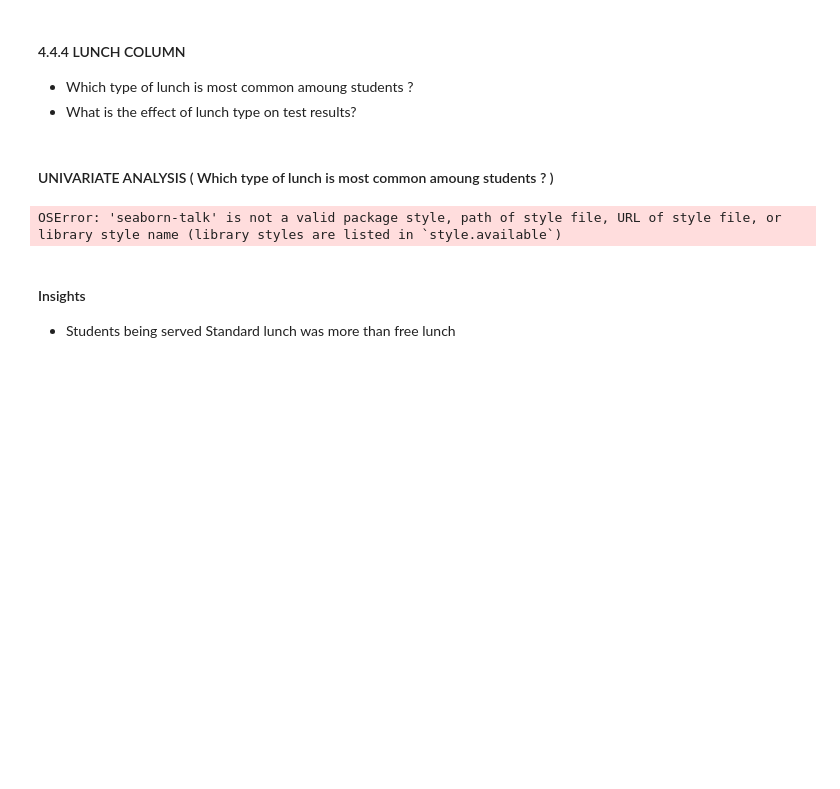
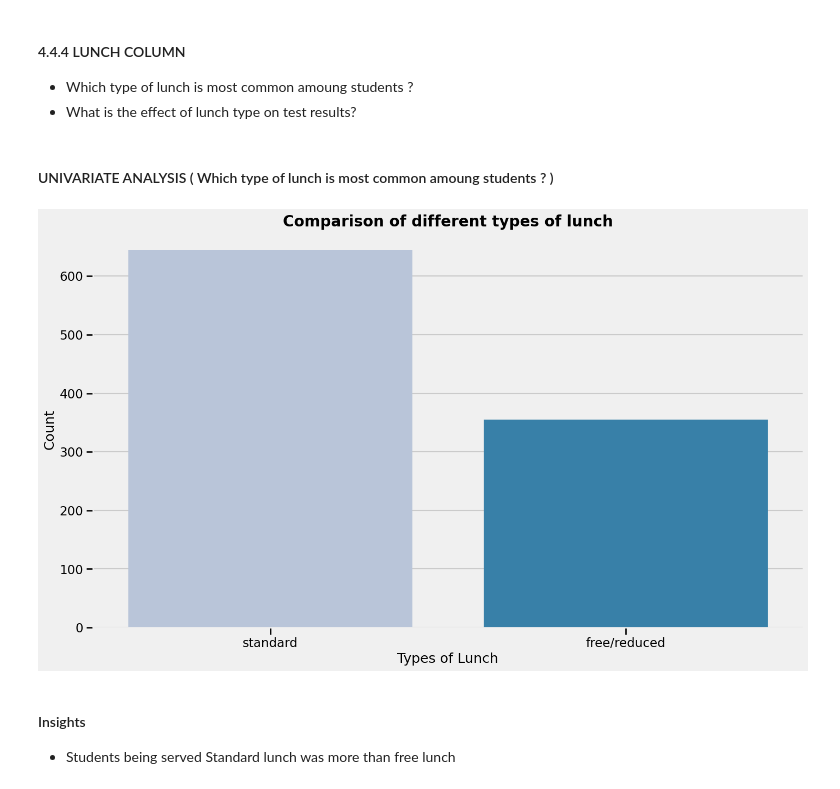
Before and after one commit to Soumojit-007/mlproject, a Jupyter notebook: notebook/1 . EDA STUDENT PERFORMANCE .ipynb, the cells around one changed output. Saved outputs shown, nothing was run; the diff lists cells and outputs as text; code cells hidden in the pictures; blank space fills up the shorter version.

```diff
--- a/notebook/1 . EDA STUDENT PERFORMANCE .ipynb
+++ b/notebook/1 . EDA STUDENT PERFORMANCE .ipynb
@@ -545,14 +545,14 @@ plt.show()
 #### UNIVARIATE ANALYSIS ( Which type of lunch is most common amoung students ? )
 # %%
 plt.rcParams['figure.figsize'] = (15, 9)
-plt.style.use("talk")
-sns.countplot(df['lunch'], palette = 'PuBu')
-plt.title('Comparison of different types of lunch', fontweight = 30, fontsize = 20)
-plt.xlabel('types of lunch')
-plt.ylabel('count')
+sns.set_context("talk")   # instead of plt.style.use('seaborn-talk')
+sns.countplot(x='lunch', data=df, palette='PuBu')
+plt.title('Comparison of different types of lunch', fontweight='bold', fontsize=20)
+plt.xlabel('Types of Lunch')
+plt.ylabel('Count')
 plt.show()
 # %% [output]
-OSError: 'seaborn-talk' is not a valid package style, path of style file, URL of style file, or library style name (library styles are listed in `style.available`)
+[figure, added]
 # %% [markdown]
 #### Insights
 - Students being served Standard lunch was more than free lunch
```
Also changed, not shown: parts of 3 cells of this notebook, 6 other files.
